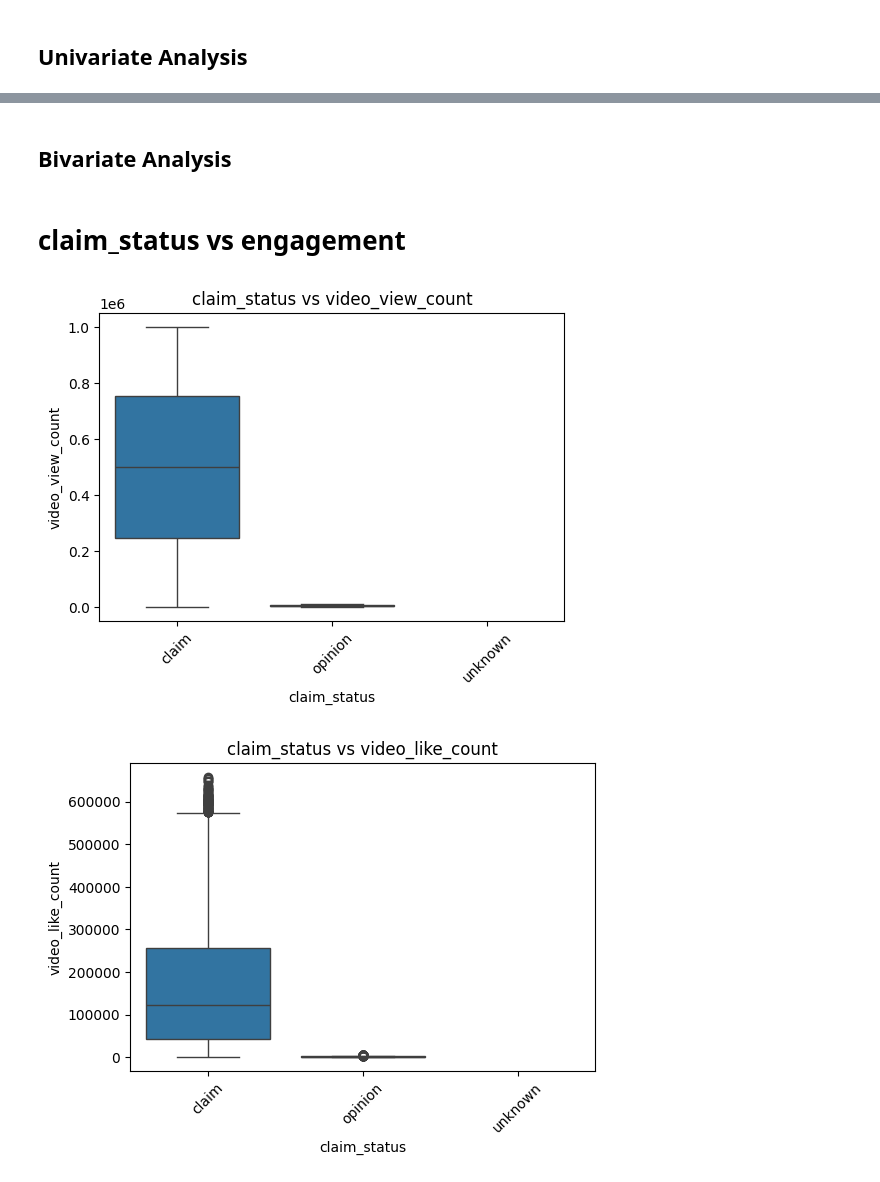
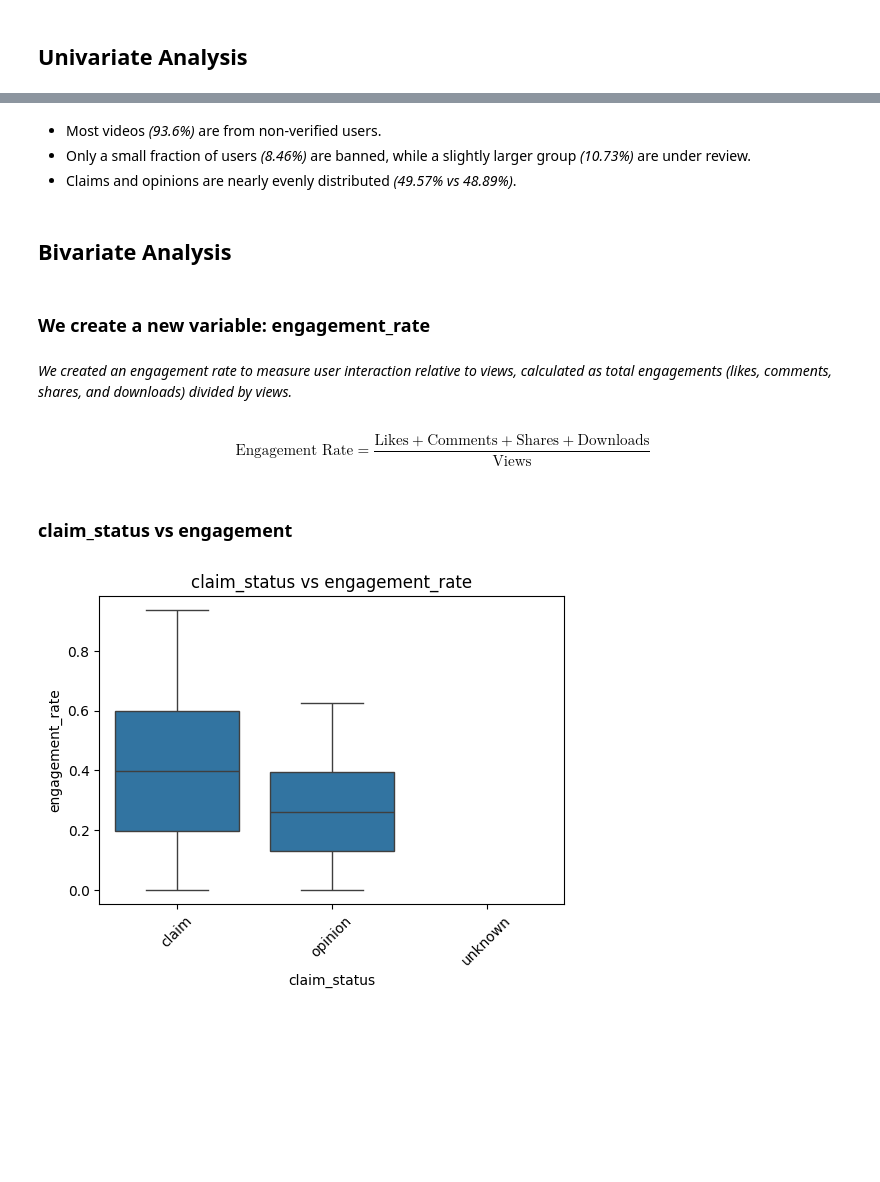
Before and after one commit to ramosronn/Data-Analysis-of-TikTok-Content-Performance, a Jupyter notebook: tiktok_dataset.ipynb, the cells around one changed output, grey strips where cells are left out. Saved outputs shown, nothing was run; the diff lists cells and outputs as text; code cells hidden in the pictures; blank space fills up the shorter version.

```diff
--- a/tiktok_dataset.ipynb
+++ b/tiktok_dataset.ipynb
@@ -241,20 +228,32 @@ banned              1639      8.46%
+# %% [markdown]
+- Most videos *(93.6%)* are from non-verified users.
+- Only a small fraction of users *(8.46%)* are banned, while a slightly larger group *(10.73%)* are under review.
+- Claims and opinions are nearly evenly distributed *(49.57% vs 48.89%)*.
 # %% [markdown]
 ## Bivariate Analysis
+# %% [markdown]
+### We create a new variable: engagement_rate
+# %%
+df["engagement_rate"] = (
+    df["video_like_count"] +
+    df["video_comment_count"] +
+    df["video_share_count"] +
+    df["video_download_count"]
+) / df["video_view_count"].replace(0, 1) # avoid division by zero
+# %% [markdown]
+*We created an engagement rate to measure user interaction relative to views, calculated as total engagements (likes, comments, shares, and downloads) divided by views.*
+# %% [markdown]
+$$
+\text{Engagement Rate} =
+\frac{\text{Likes} + \text{Comments} + \text{Shares} + \text{Downloads}}{\text{Views}}
+$$
 # %% [markdown]
-# claim_status vs engagement
+### claim_status vs engagement
 # %%
-eng_cols = [
-    "video_view_count",
-    "video_like_count",
-    "video_share_count"
-]
-
-for col in eng_cols:
-    plt.figure(figsize=(6,4))
-    sns.boxplot(data=df, x="claim_status", y=col)
-    plt.title(f"claim_status vs {col}")
-    plt.xticks(rotation=45)
-    plt.show()
+plt.figure(figsize=(6,4))
+sns.boxplot(data=df, x="claim_status", y="engagement_rate")
+plt.title("claim_status vs engagement_rate")
+plt.xticks(rotation=45)
+plt.show()
 # %% [output]
-[figure, old version]
+[figure, new version]
-[figure, removed]
```
Also changed, not shown: parts of 21 cells of this notebook.
